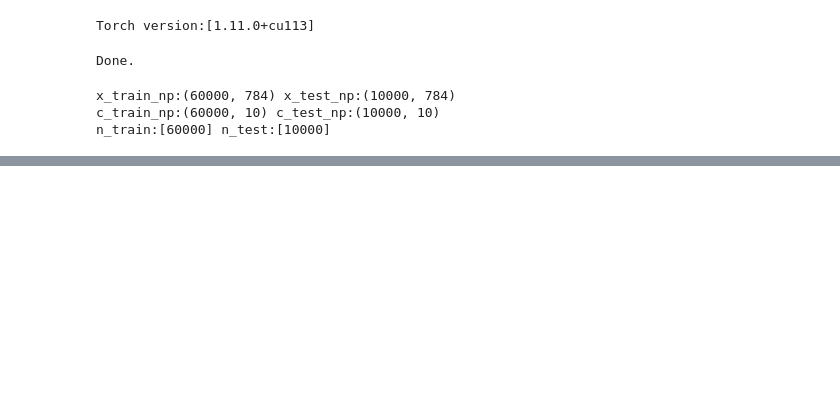
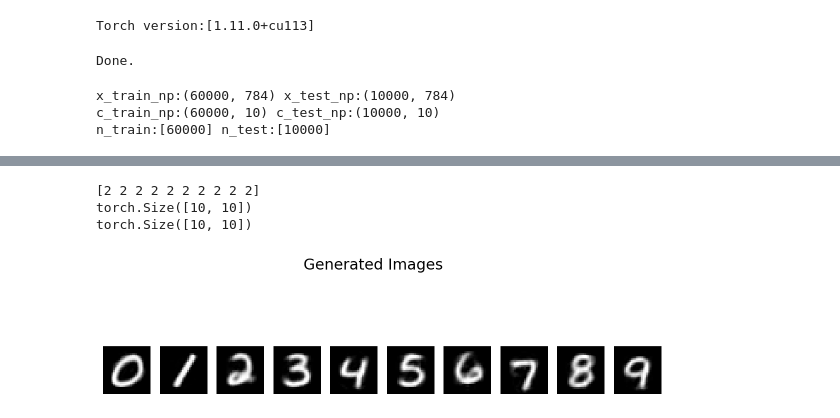
Before and after one commit to Hansooworld/snapbot-learning-v2, a Jupyter notebook: demo_gqvae.ipynb, the cells around one changed output, grey strips where cells are left out. Saved outputs shown, nothing was run; the diff lists cells and outputs as text; code cells hidden in the pictures; blank space fills up the shorter version.

```diff
--- a/demo_gqvae.ipynb
+++ b/demo_gqvae.ipynb
@@ -489,0 +508,29 @@ print(GQVAE.GQ.embedding.weight.data)
+# %%
+n_sample = 10
+random_integers  = np.random.permutation(GQVAE.embedding_num)[:n_sample]
+random_integers = np.array([2,2,2,2,2,2,2,2,2,2])
+condition_integers = np.array([0,1,2,3,4,5,6,7,8,9])
+print(random_integers)
+conditon_vector = torch.zeros((10,10))
+for i in range(10):
+    conditon_vector[i][i] = 1
+print(conditon_vector.shape)
+random_embedding = GQVAE.GQ.embedding.weight.data[random_integers, :].reshape(1,-1)
+print(c_test_torch[random_integers].shape)
+x_sample = GQVAE.z_q_to_x_recon(z_q= GQVAE.GQ.embedding.weight.data[random_integers, :], c=conditon_vector.to(GQVAE.device)).detach().cpu().numpy()
+# Plot images to reconstruct
+img_shape = (28, 28)
+figsize_image = (10, 3.25)
+img_cmap = 'gray'
+fig = plt.figure(figsize=figsize_image)
+for s_idx in range(n_sample):
+    plt.subplot(1,n_sample,s_idx+1)
+    plt.imshow(x_sample[s_idx,:].reshape(img_shape),
+                vmin=0,vmax=1,cmap=img_cmap)
+    plt.axis('off')
+fig.suptitle("Generated Images",fontsize=15);plt.show()
+# %% [output]
+[2 2 2 2 2 2 2 2 2 2]
+torch.Size([10, 10])
+torch.Size([10, 10])
+[figure, added]
```
Also changed, not shown: parts of 4 cells of this notebook, 1 other file.
